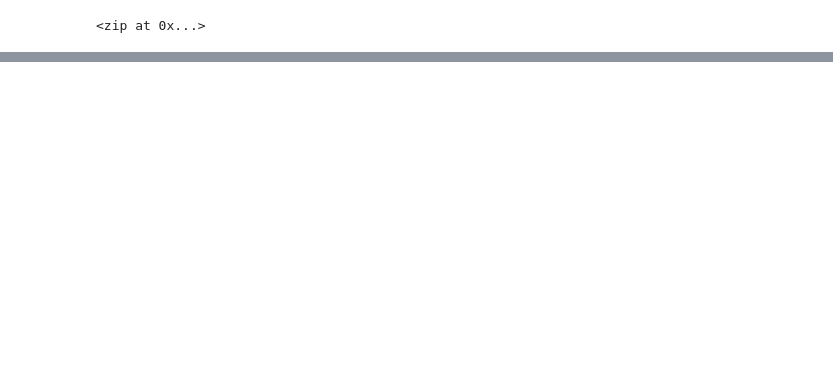
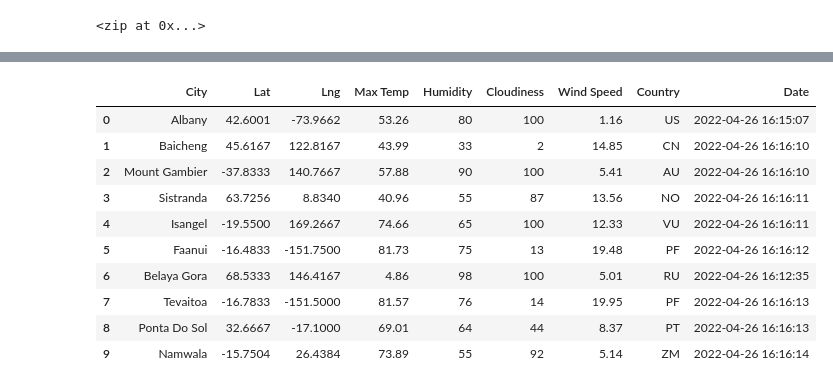
Before and after one commit to AimeeJLewis/World_Weather_Analysis, a Jupyter notebook: WeatherPy.ipynb, the cells around one changed output, grey strips where cells are left out. Saved outputs shown, nothing was run; the diff lists cells and outputs as text; code cells hidden in the pictures; blank space fills up the shorter version.

```diff
--- a/WeatherPy.ipynb
+++ b/WeatherPy.ipynb
@@ -34,0 +45,3 @@ len(cities)
+# %%
+# Starting URL for Weather Map API call.
+url = "http://api.openweathermap.org/data/2.5/weather?units=Imperial&APPID=" + weather_api_key
@@ -34,0 +128,16 @@ len(cities)
+# %%
+# Convert the array of dictionaries to a Pandas Dataframe.
+city_data_df = pd.DataFrame(city_data)
+city_data_df.head(10)
+# %% [output]
+|  | City | Lat | Lng | Max Temp | Humidity | Cloudiness | Wind Speed | Country | Date |
+| 0 | Albany | 42.6001 | -73.9662 | 53.26 | 80 | 100 | 1.16 | US | 2022-04-26 16:15:07 |
+| 1 | Baicheng | 45.6167 | 122.8167 | 43.99 | 33 | 2 | 14.85 | CN | 2022-04-26 16:16:10 |
+| 2 | Mount Gambier | -37.8333 | 140.7667 | 57.88 | 90 | 100 | 5.41 | AU | 2022-04-26 16:16:10 |
+| 3 | Sistranda | 63.7256 | 8.8340 | 40.96 | 55 | 87 | 13.56 | NO | 2022-04-26 16:16:11 |
+| 4 | Isangel | -19.5500 | 169.2667 | 74.66 | 65 | 100 | 12.33 | VU | 2022-04-26 16:16:11 |
+| 5 | Faanui | -16.4833 | -151.7500 | 81.73 | 75 | 13 | 19.48 | PF | 2022-04-26 16:16:12 |
+| 6 | Belaya Gora | 68.5333 | 146.4167 | 4.86 | 98 | 100 | 5.01 | RU | 2022-04-26 16:12:35 |
+| 7 | Tevaitoa | -16.7833 | -151.5000 | 81.57 | 76 | 14 | 19.95 | PF | 2022-04-26 16:16:13 |
+| 8 | Ponta Do Sol | 32.6667 | -17.1000 | 69.01 | 64 | 44 | 8.37 | PT | 2022-04-26 16:16:13 |
+| 9 | Namwala | -15.7504 | 26.4384 | 73.89 | 55 | 92 | 5.14 | ZM | 2022-04-26 16:16:14 |
```
Also changed, not shown: parts of 7 cells of this notebook.
